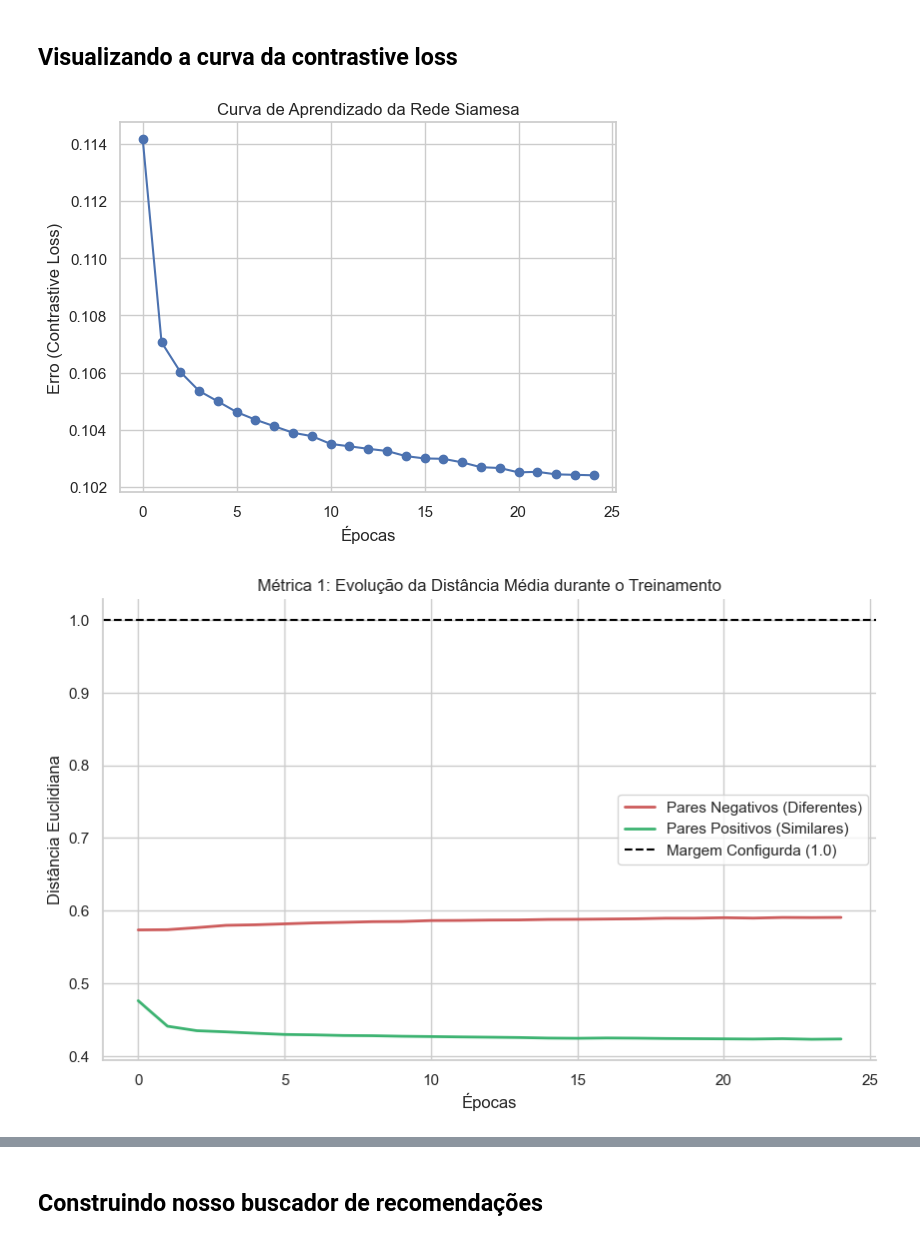
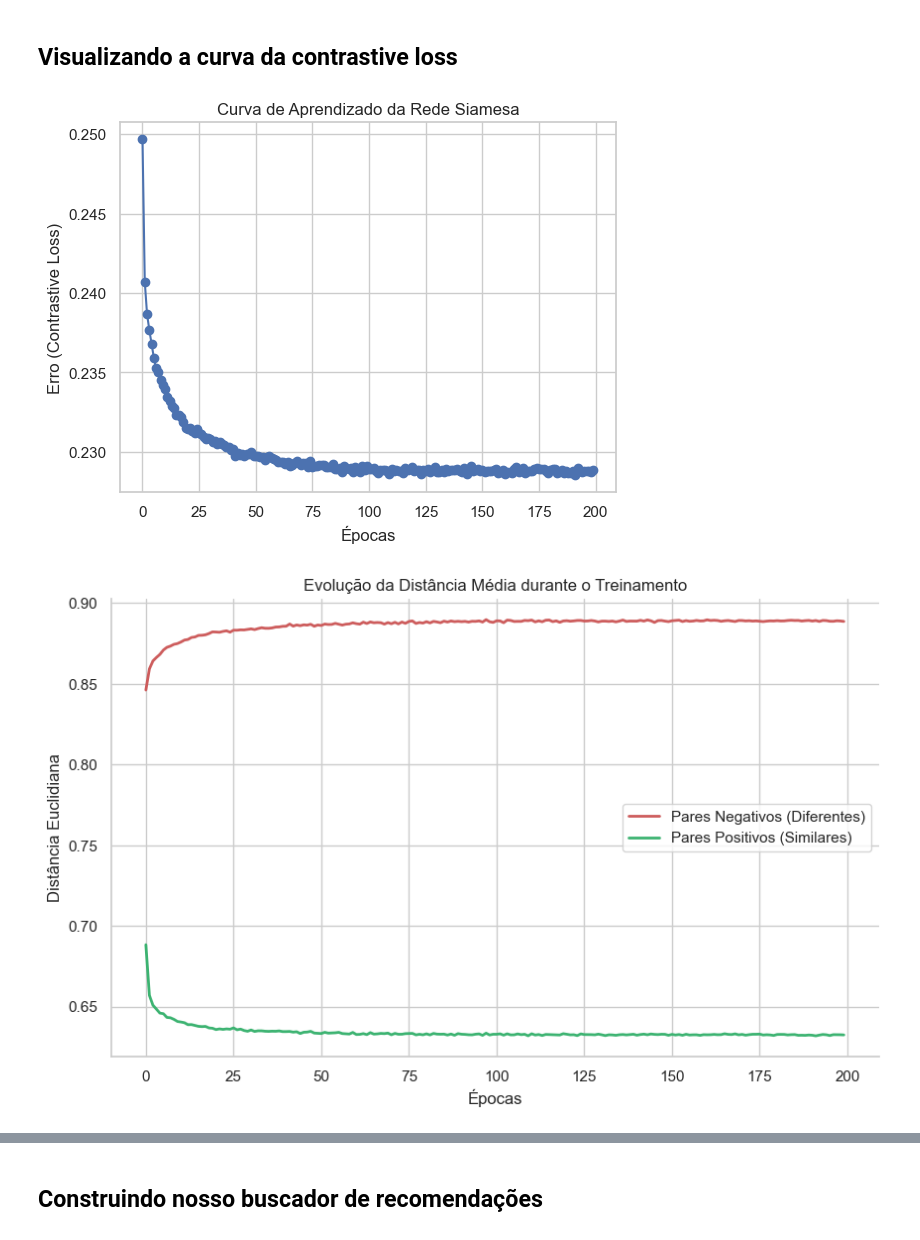
Before and after one commit to schu1na/projeto-iml-spotify, a Jupyter notebook: notebooks/definindo-parametros-modelo-redes-siamesas.ipynb, the cells around one changed output, grey strips where cells are left out. Cells and saved outputs as stored; diff of their text form; code cells hidden in the pictures.

```diff
--- a/notebooks/definindo-parametros-modelo-redes-siamesas.ipynb
+++ b/notebooks/definindo-parametros-modelo-redes-siamesas.ipynb
@@ -438,7 +69,7 @@ Dados normalizados e prontos!
 # 1. Definindo os Hiperparâmetros Fixos
 BATCH_SIZE = 64
 EMBEDDING_DIM = 32
-MARGIN = 1.0
+MARGIN = 1.5
 LEARNING_RATE = 0.0001
 HIDDEN_SIZE = 128
 INPUT_SIZE = len(colunas_features)
@@ -602,7 +233,7 @@ tensor_y_teste = torch.tensor(Y_teste, dtype=torch.float32)
 dataset_teste = TensorDataset(tensor_x1_teste, tensor_x2_teste, tensor_y_teste)
 dataloader_teste = DataLoader(dataset_teste, batch_size=BATCH_SIZE, shuffle=False)
 # %%
-EPOCHS = 25
+EPOCHS = 200
 historico_loss = []
 
 historico_dist_similares = []
@@ -687,22 +318,22 @@ plt.xlabel("Épocas")
 plt.ylabel("Erro (Contrastive Loss)")
 plt.show()
 # %% [output]
-[figure, old version]
+[figure, new version]
 # %%
 plt.figure(figsize=(10, 6))
 plt.plot(historico_dist_diferentes, label='Pares Negativos (Diferentes)', color='indianred', linewidth=2)
 plt.plot(historico_dist_similares, label='Pares Positivos (Similares)', color='mediumseagreen', linewidth=2)
 # Linha de referência para mostrar onde está a margem
-plt.axhline(y=MARGIN, color='black', linestyle='--', label=f'Margem Configurda ({MARGIN})')
+#plt.axhline(y=MARGIN, color='black', linestyle='--', label=f'Margem Configurda ({MARGIN})')
 
-plt.title('Métrica 1: Evolução da Distância Média durante o Treinamento')
+plt.title('Evolução da Distância Média durante o Treinamento')
 plt.xlabel('Épocas')
 plt.ylabel('Distância Euclidiana')
 plt.legend()
 sns.despine()
 plt.show()
 # %% [output]
-[figure, old version]
+[figure, new version]
 # %%
 tensor_teste_X1 = torch.tensor(X1_teste, dtype=torch.float32)
 tensor_teste_X2 = torch.tensor(X2_teste, dtype=torch.float32)
```
Also changed, not shown: parts of 8 cells of this notebook, 5 other files.
